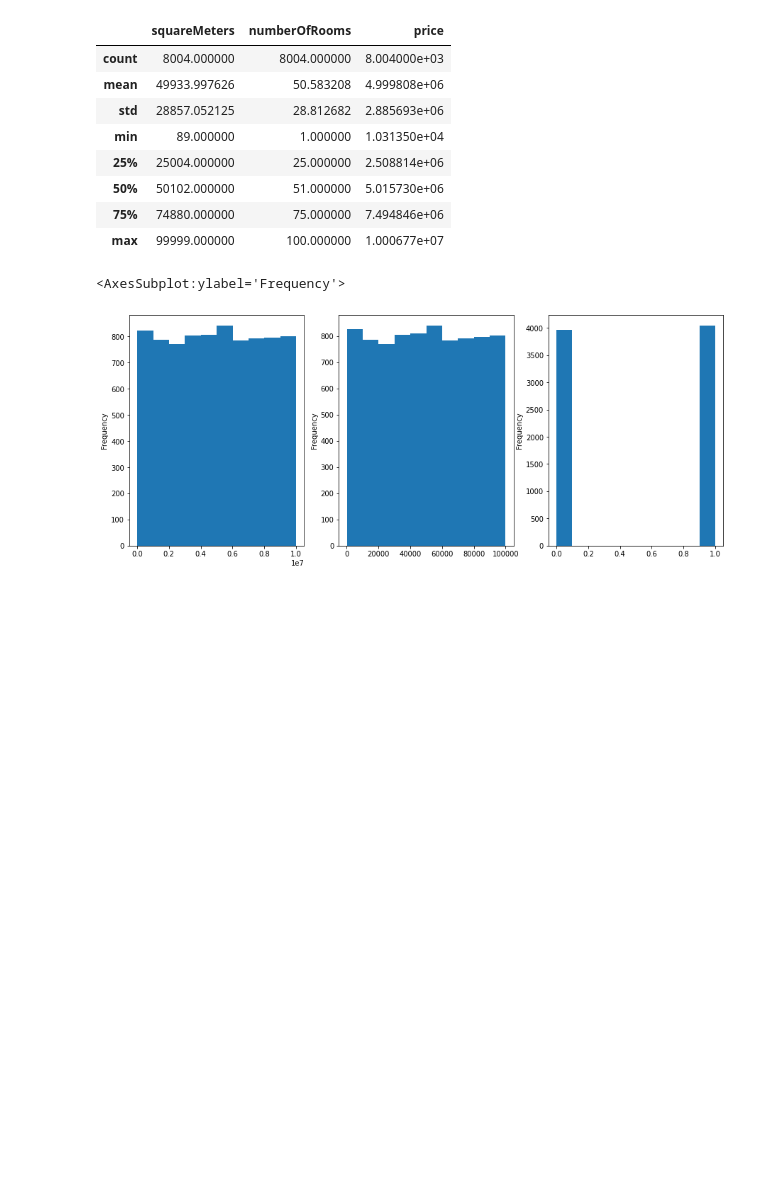
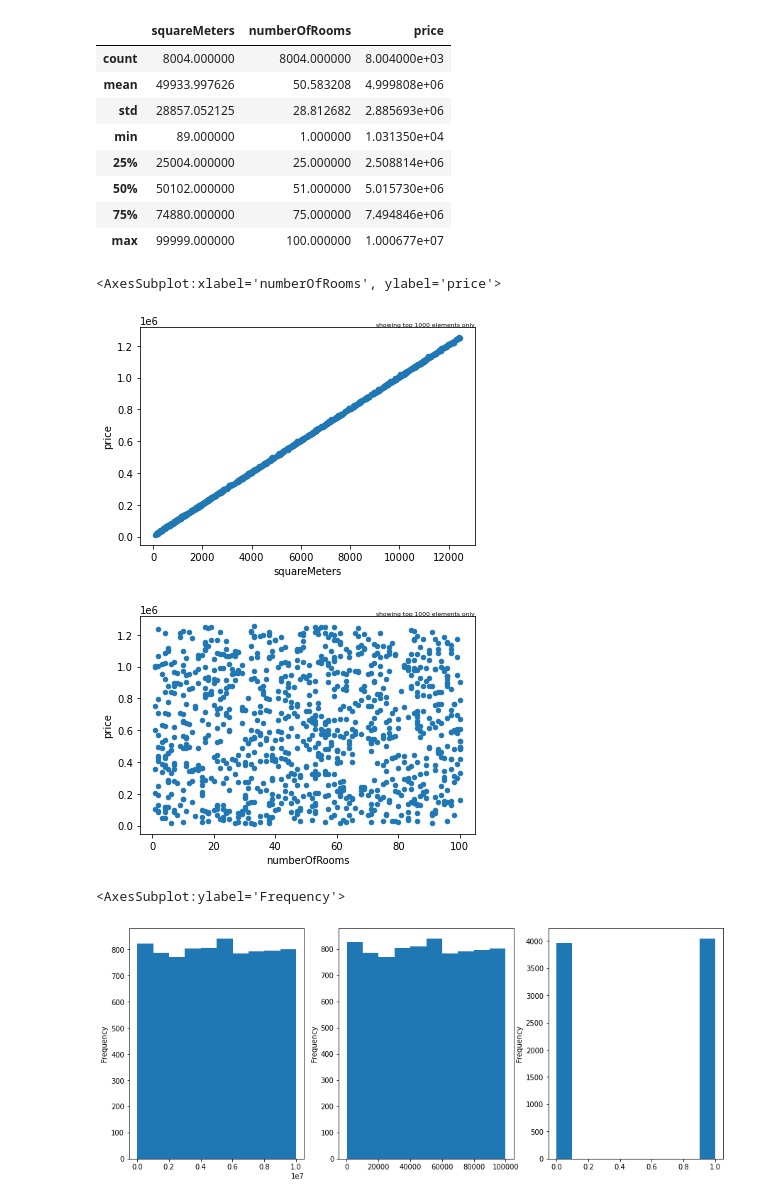
Before and after one commit to JingJ-Li/ST590_Final_project, a Jupyter notebook: Final-Project-Jingjing-Li_Smitali-Patnaik.ipynb, the cells around one changed output. Cells and saved outputs as stored; diff of their text form; code cells hidden in the pictures; blank space fills up the shorter version.

```diff
--- a/Final-Project-Jingjing-Li_Smitali-Patnaik.ipynb
+++ b/Final-Project-Jingjing-Li_Smitali-Patnaik.ipynb
@@ -170,3 +331,10 @@ import matplotlib.pyplot as plt
+# %%
+train_ps.plot(kind='scatter',x='squareMeters',y='price')
+train_ps.plot(kind='scatter',x='numberOfRooms',y='price')
+# %% [output]
+<AxesSubplot:xlabel='numberOfRooms', ylabel='price'>
+[figure, added]
+[figure, added]
 # %%
 fig, axes = plt.subplots(nrows=1, ncols=3, figsize=(15, 6 ))
 train_ps['price'].hist(ax=axes[0])
```
Also changed, not shown: parts of 25 cells of this notebook.
